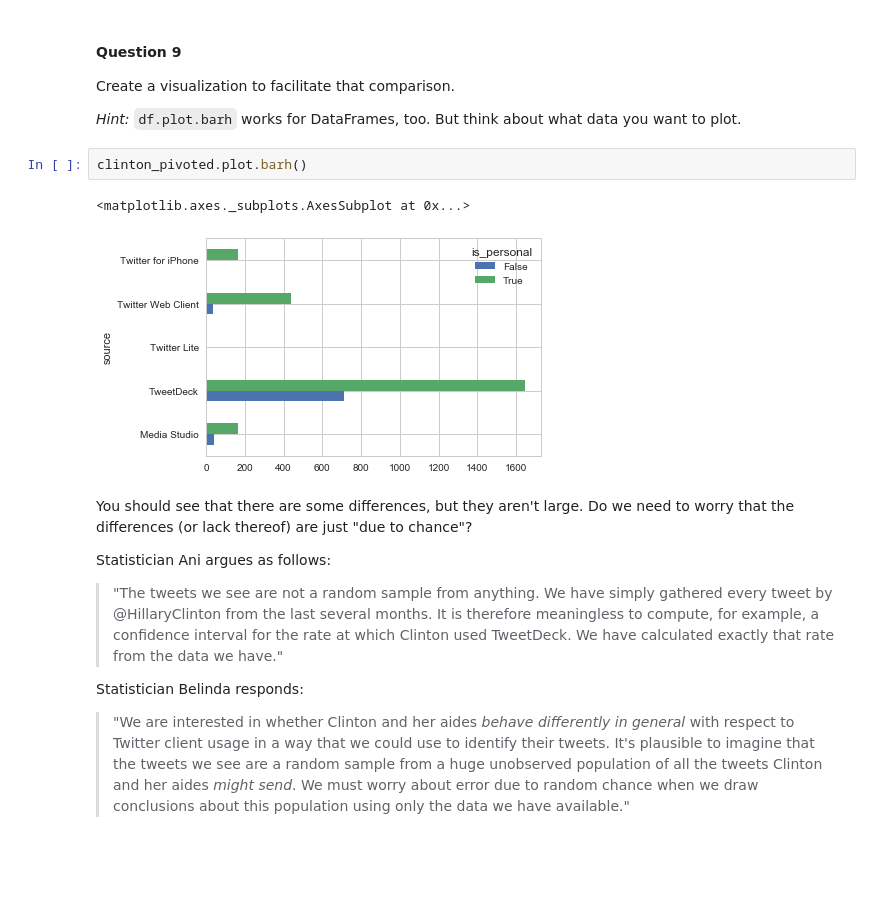
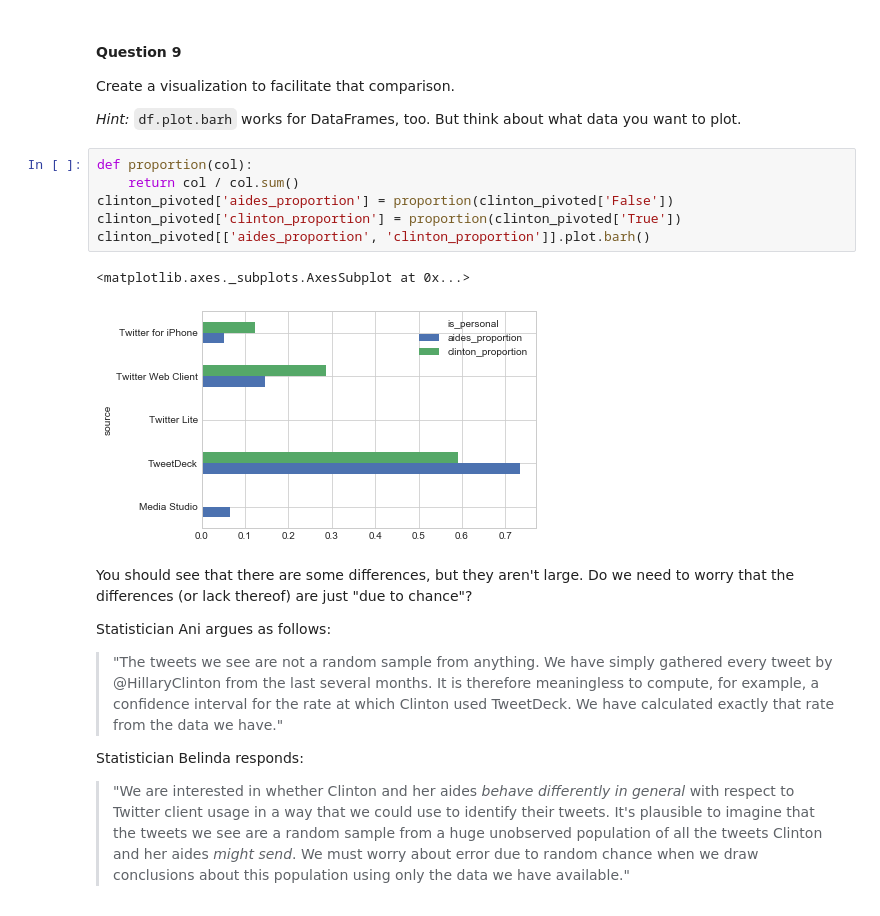
Before and after one commit to iewaij/introDataScience, a Jupyter notebook: material/homework/DS 100/hw2/hw2.ipynb, the cells around one changed output. Cells and saved outputs as stored; diff of their text form; blank space fills up the shorter version.

```diff
--- a/material/homework/DS 100/hw2/hw2.ipynb
+++ b/material/homework/DS 100/hw2/hw2.ipynb
@@ -500,11 +479,15 @@ Do Clinton and her aides have different "signatures" of tweet sources?  That is,
 Create a visualization to facilitate that comparison.
 
 *Hint:* `df.plot.barh` works for DataFrames, too.  But think about what data you want to plot.
-# %%
-clinton_pivoted.plot.barh()
-# %% [output]
-<matplotlib.axes._subplots.AxesSubplot at 0x...>
-[figure, removed]
+# %%
+def proportion(col):
+    return col / col.sum()
+clinton_pivoted['aides_proportion'] = proportion(clinton_pivoted['False'])
+clinton_pivoted['clinton_proportion'] = proportion(clinton_pivoted['True'])
+clinton_pivoted[['aides_proportion', 'clinton_proportion']].plot.barh()
+# %% [output]
+<matplotlib.axes._subplots.AxesSubplot at 0x...>
+[figure, added]
 # %% [markdown]
 You should see that there are some differences, but they aren't large.  Do we need to worry that the differences (or lack thereof) are just "due to chance"?
 
```
Also changed, not shown: parts of 32 cells of this notebook, 6 other files.
